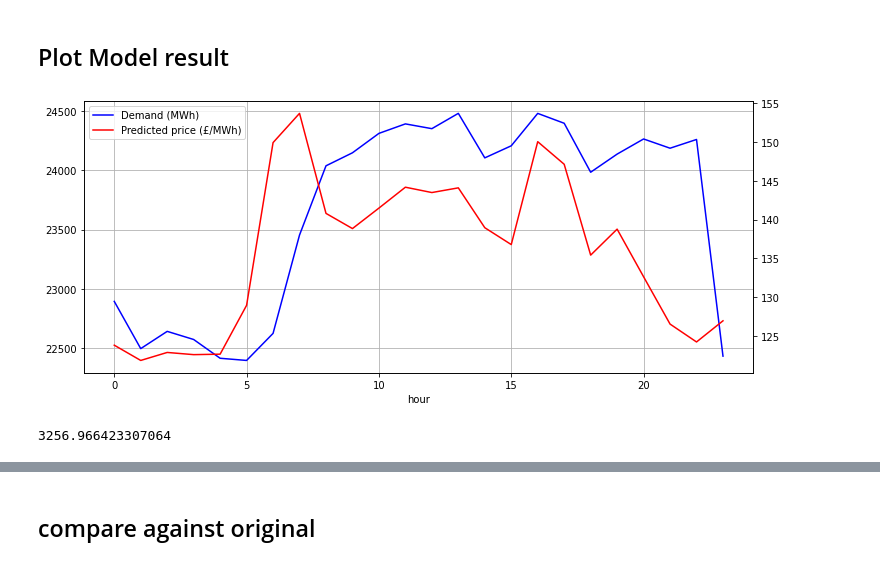
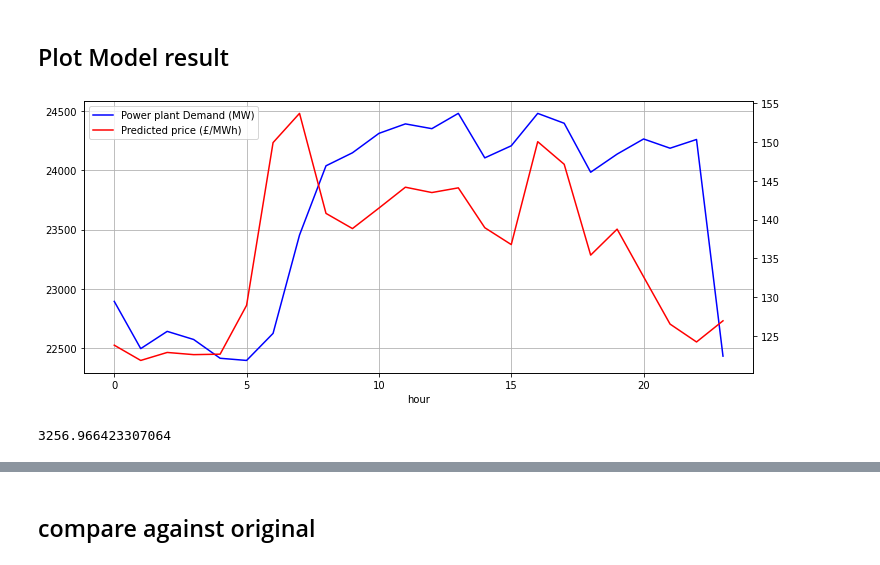
Before and after one commit to o-gent/uk-grid-analysis, a Jupyter notebook: model.ipynb, the cells around one changed output, grey strips where cells are left out. Saved outputs shown, nothing was run; the diff lists cells and outputs as text; code cells hidden in the pictures.

```diff
--- a/model.ipynb
+++ b/model.ipynb
@@ -353,15 +353,17 @@ dfc = model4(dfc)
 ## Plot Model result
 # %%
 dfc["price_prediction_2d"] = dfc.apply(price_prediction_2d_df, axis=1)
+
 plt.figure(figsize=(12,5))
-ax1 = dfc["Demand (MW)"].plot(color='blue', grid=True, label='Demand (MWh)')
+
+ax1 = dfc["Demand (MW)"].plot(color='blue', grid=True, label='Power plant Demand (MW)')
 ax2 = dfc["price_prediction_2d"].plot(color='red', grid=True, secondary_y=True, label='Predicted price (£/MWh)')
 h1, l1 = ax1.get_legend_handles_labels()
 h2, l2 = ax2.get_legend_handles_labels()
 plt.legend(h1+h2, l1+l2, loc=2)
 plt.show()
 
 print(dfc["price_prediction_2d"].sum())
 # %% [output]
-[figure, old version]
+[figure, new version]
 3256.966423307064
```
Also changed, not shown: parts of 2 cells of this notebook, 2 other files.
